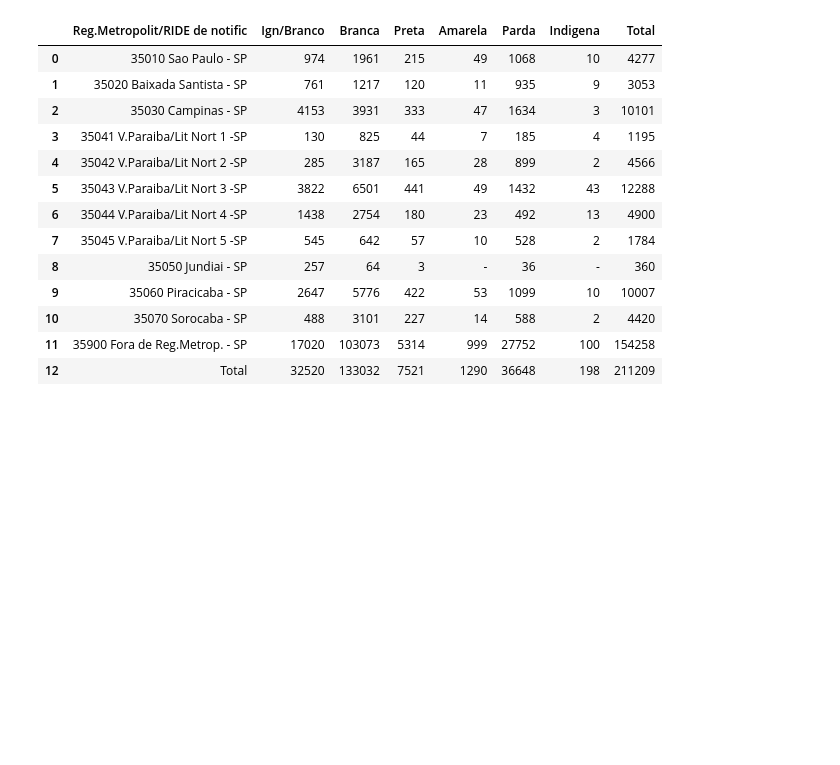
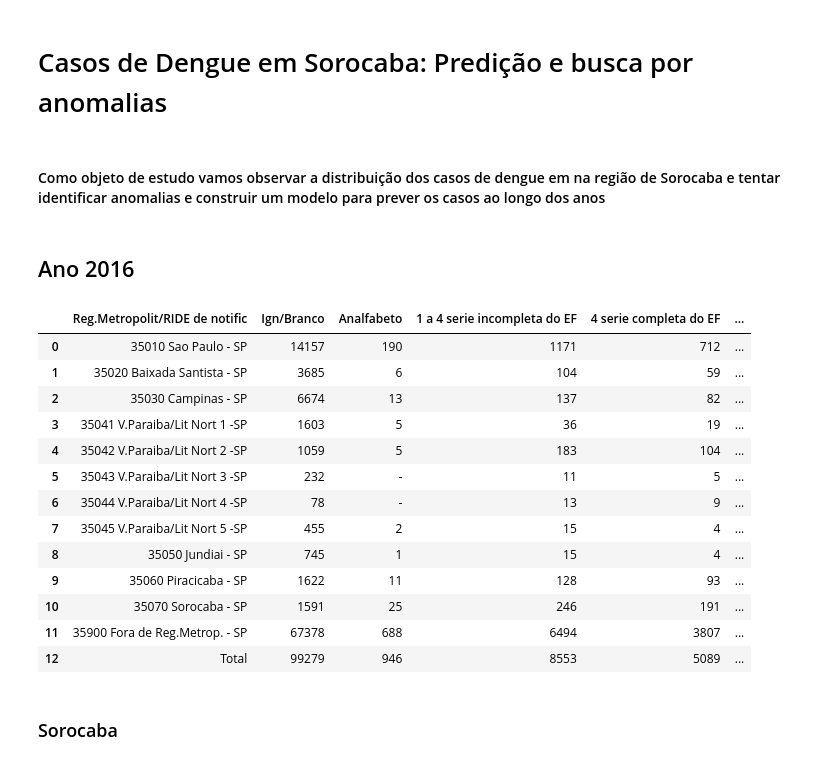
Before and after one commit to Guisor/Facens-IA-AnaliseExploratoria-Casos-Dengue-SP, a Jupyter notebook: Read_DataSources_Dengue.ipynb, the cells around one changed output. Cells and saved outputs as stored; diff of their text form; code cells hidden in the pictures; blank space fills up the shorter version.

Commit message:
Data Source Sorocaba

```diff
--- a/Read_DataSources_Dengue.ipynb
+++ b/Read_DataSources_Dengue.ipynb
@@ -2,3 +2,7 @@
 import pandas as pd
 import matplotlib.pyplot as plt
 import numpy as np
+# %% [markdown]
+# Casos de Dengue em Sorocaba: Predição e busca por anomalias
+# %% [markdown]
+#### Como objeto de estudo vamos observar a distribuição dos casos de dengue em na região de Sorocaba e tentar identificar anomalias e construir um modelo para prever os casos ao longo dos anos
@@ -5,18 +35,22 @@ import numpy as np
+# %% [markdown]
+## Ano 2016
 # %%
-ds_raca = pd.read_csv('DataSource\Raca_Casos_2020.csv',  sep=';')
-ds_raca
+ds_escolaridade_2016 = pd.read_csv('DataSource\Escolaridade_2016.csv',  sep=';')
+ds_escolaridade_2016
 # %% [output]
-|  | Reg.Metropolit/RIDE de notific | Ign/Branco | Branca | Preta | Amarela | Parda | Indigena | Total |
-| 0 | 35010 Sao Paulo - SP | 974 | 1961 | 215 | 49 | 1068 | 10 | 4277 |
-| 1 | 35020 Baixada Santista - SP | 761 | 1217 | 120 | 11 | 935 | 9 | 3053 |
-| 2 | 35030 Campinas - SP | 4153 | 3931 | 333 | 47 | 1634 | 3 | 10101 |
-| 3 | 35041 V.Paraiba/Lit Nort 1 -SP | 130 | 825 | 44 | 7 | 185 | 4 | 1195 |
-| 4 | 35042 V.Paraiba/Lit Nort 2 -SP | 285 | 3187 | 165 | 28 | 899 | 2 | 4566 |
-| 5 | 35043 V.Paraiba/Lit Nort 3 -SP | 3822 | 6501 | 441 | 49 | 1432 | 43 | 12288 |
-| 6 | 35044 V.Paraiba/Lit Nort 4 -SP | 1438 | 2754 | 180 | 23 | 492 | 13 | 4900 |
-| 7 | 35045 V.Paraiba/Lit Nort 5 -SP | 545 | 642 | 57 | 10 | 528 | 2 | 1784 |
-| 8 | 35050 Jundiai - SP | 257 | 64 | 3 | - | 36 | - | 360 |
-| 9 | 35060 Piracicaba - SP | 2647 | 5776 | 422 | 53 | 1099 | 10 | 10007 |
-| 10 | 35070 Sorocaba - SP | 488 | 3101 | 227 | 14 | 588 | 2 | 4420 |
-| 11 | 35900 Fora de Reg.Metrop. - SP | 17020 | 103073 | 5314 | 999 | 27752 | 100 | 154258 |
-| 12 | Total | 32520 | 133032 | 7521 | 1290 | 36648 | 198 | 211209 |
+|  | Reg.Metropolit/RIDE de notific | Ign/Branco | Analfabeto | 1 a 4 serie incompleta do EF | 4 serie completa do EF | ... |
+| 0 | 35010 Sao Paulo - SP | 14157 | 190 | 1171 | 712 | ... |
+| 1 | 35020 Baixada Santista - SP | 3685 | 6 | 104 | 59 | ... |
+| 2 | 35030 Campinas - SP | 6674 | 13 | 137 | 82 | ... |
+| 3 | 35041 V.Paraiba/Lit Nort 1 -SP | 1603 | 5 | 36 | 19 | ... |
+| 4 | 35042 V.Paraiba/Lit Nort 2 -SP | 1059 | 5 | 183 | 104 | ... |
+| 5 | 35043 V.Paraiba/Lit Nort 3 -SP | 232 | - | 11 | 5 | ... |
+| 6 | 35044 V.Paraiba/Lit Nort 4 -SP | 78 | - | 13 | 9 | ... |
+| 7 | 35045 V.Paraiba/Lit Nort 5 -SP | 455 | 2 | 15 | 4 | ... |
+| 8 | 35050 Jundiai - SP | 745 | 1 | 15 | 4 | ... |
+| 9 | 35060 Piracicaba - SP | 1622 | 11 | 128 | 93 | ... |
+| 10 | 35070 Sorocaba - SP | 1591 | 25 | 246 | 191 | ... |
+| 11 | 35900 Fora de Reg.Metrop. - SP | 67378 | 688 | 6494 | 3807 | ... |
+| 12 | Total | 99279 | 946 | 8553 | 5089 | ... |
+# %% [markdown]
+### Sorocaba
```
Also changed, not shown: parts of 33 cells of this notebook, 6 other files.
